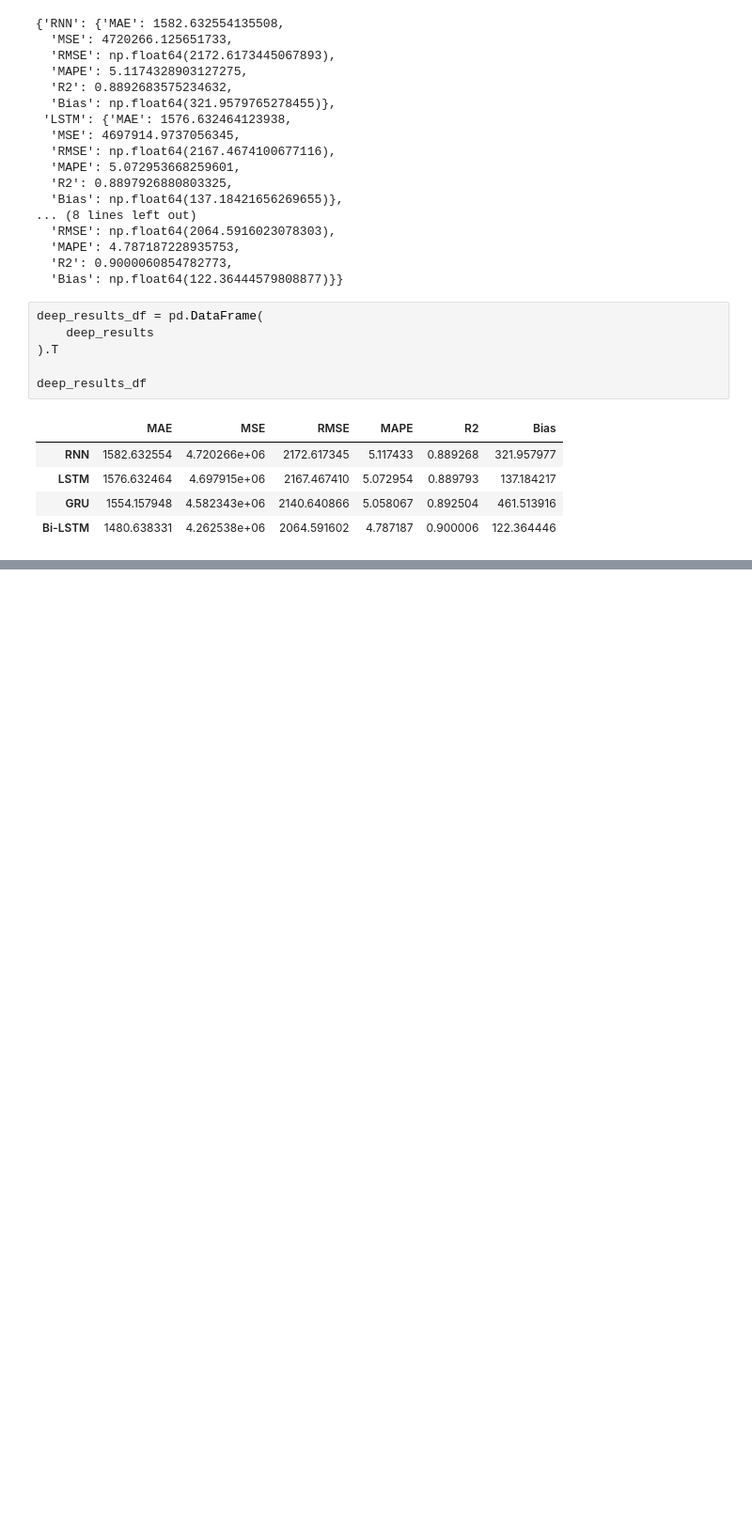
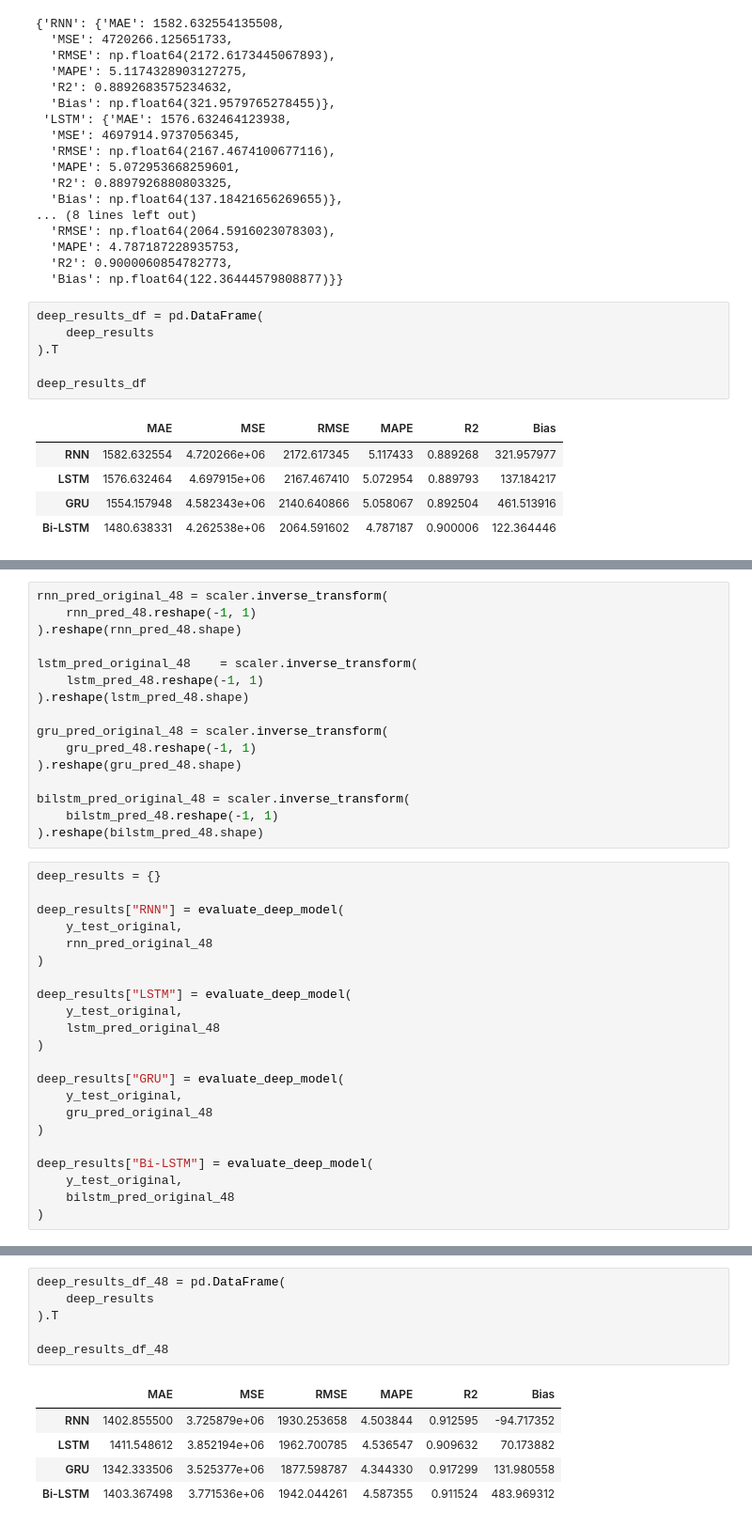
Before and after one commit to Logesh-M0324/Weekend_Task, a Jupyter notebook: Electricity Demand Forecasting using Deep Learning/Notebooks/05_DeepModel.ipynb, the cells around one changed output, grey strips where cells are left out. Shown at 94% size. Drawn from its saved outputs; the diff is of its cells as text; blank space fills up the shorter version.

Commit message:
model developement phase inpre-final commit

```diff
--- a/Electricity Demand Forecasting using Deep Learning/Notebooks/05_DeepModel.ipynb
+++ b/Electricity Demand Forecasting using Deep Learning/Notebooks/05_DeepModel.ipynb
@@ -884,0 +1246,38 @@ deep_results_df
+# %%
+rnn_pred_original_48 = scaler.inverse_transform(
+    rnn_pred_48.reshape(-1, 1)
+).reshape(rnn_pred_48.shape)
+
+lstm_pred_original_48    = scaler.inverse_transform(
+    lstm_pred_48.reshape(-1, 1)
+).reshape(lstm_pred_48.shape)
+
+gru_pred_original_48 = scaler.inverse_transform(
+    gru_pred_48.reshape(-1, 1)
+).reshape(gru_pred_48.shape)
+
+bilstm_pred_original_48 = scaler.inverse_transform(
+    bilstm_pred_48.reshape(-1, 1)
+).reshape(bilstm_pred_48.shape)
+# %%
+deep_results = {}
+
+deep_results["RNN"] = evaluate_deep_model(
+    y_test_original,
+    rnn_pred_original_48
+)
+
+deep_results["LSTM"] = evaluate_deep_model(
+    y_test_original,
+    lstm_pred_original_48
+)
+
+deep_results["GRU"] = evaluate_deep_model(
+    y_test_original,
+    gru_pred_original_48
+)
+
+deep_results["Bi-LSTM"] = evaluate_deep_model(
+    y_test_original,
+    bilstm_pred_original_48
+)
@@ -884,0 +1304,12 @@ deep_results_df
+# %%
+deep_results_df_48 = pd.DataFrame(
+    deep_results
+).T
+
+deep_results_df_48
+# %% [output]
+|  | MAE | MSE | RMSE | MAPE | R2 | Bias |
+| RNN | 1402.855500 | 3.725879e+06 | 1930.253658 | 4.503844 | 0.912595 | -94.717352 |
+| LSTM | 1411.548612 | 3.852194e+06 | 1962.700785 | 4.536547 | 0.909632 | 70.173882 |
+| GRU | 1342.333506 | 3.525377e+06 | 1877.598787 | 4.344330 | 0.917299 | 131.980558 |
+| Bi-LSTM | 1403.367498 | 3.771536e+06 | 1942.044261 | 4.587355 | 0.911524 | 483.969312 |
```
Also changed, not shown: parts of 49 cells of this notebook, 3 other files.
